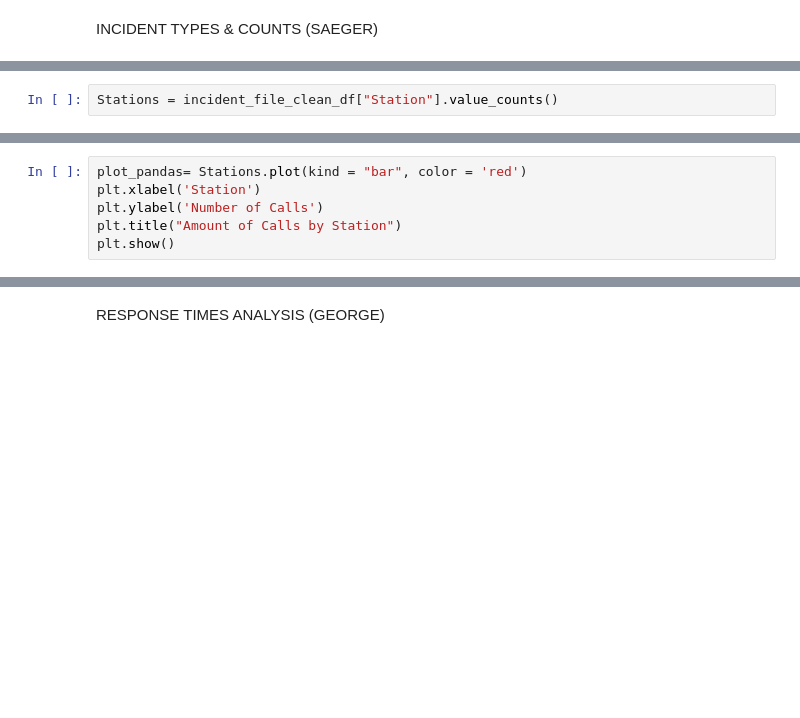
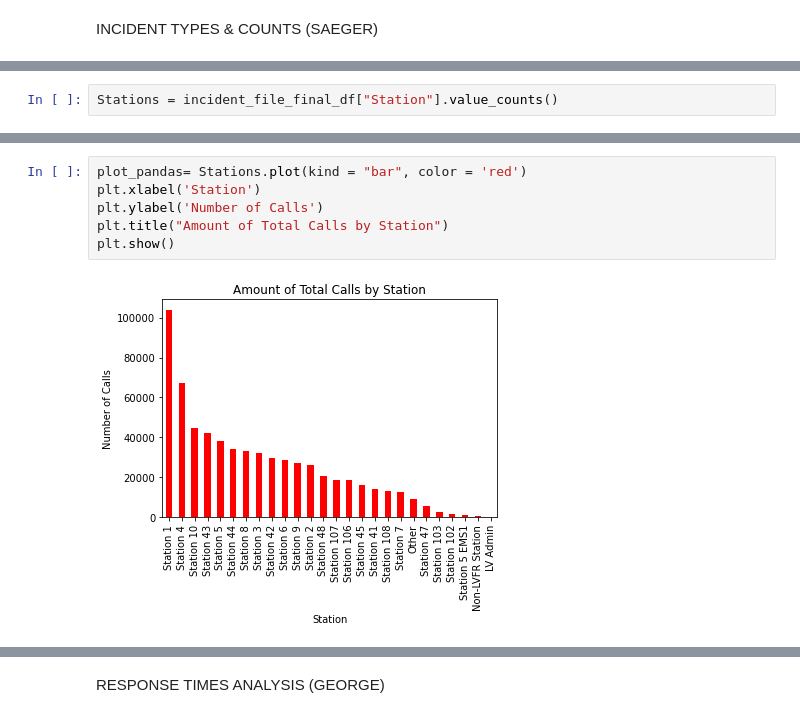
Before and after one commit to GVAlonzo/t4-project1, a Jupyter notebook: Station_Analysis.ipynb, the cells around one changed output, grey strips where cells are left out. Saved outputs shown, nothing was run; the diff lists cells and outputs as text; blank space fills up the shorter version.

Commit message:
Bar charts

```diff
--- a/Station_Analysis.ipynb
+++ b/Station_Analysis.ipynb
@@ -148,4 +223,4 @@ incident_file_clean_df.head()
 # %%
-Stations = incident_file_clean_df["Station"].value_counts()
+Stations = incident_file_final_df["Station"].value_counts()
 # %%
 Stations.head(20)
@@ -152,6 +245,8 @@ Stations.head(20)
 # %%
 plot_pandas= Stations.plot(kind = "bar", color = 'red')
 plt.xlabel('Station')
 plt.ylabel('Number of Calls')
-plt.title("Amount of Calls by Station")
+plt.title("Amount of Total Calls by Station")
 plt.show()
+# %% [output]
+[figure, added]
```
Also changed, not shown: parts of 43 cells of this notebook.
